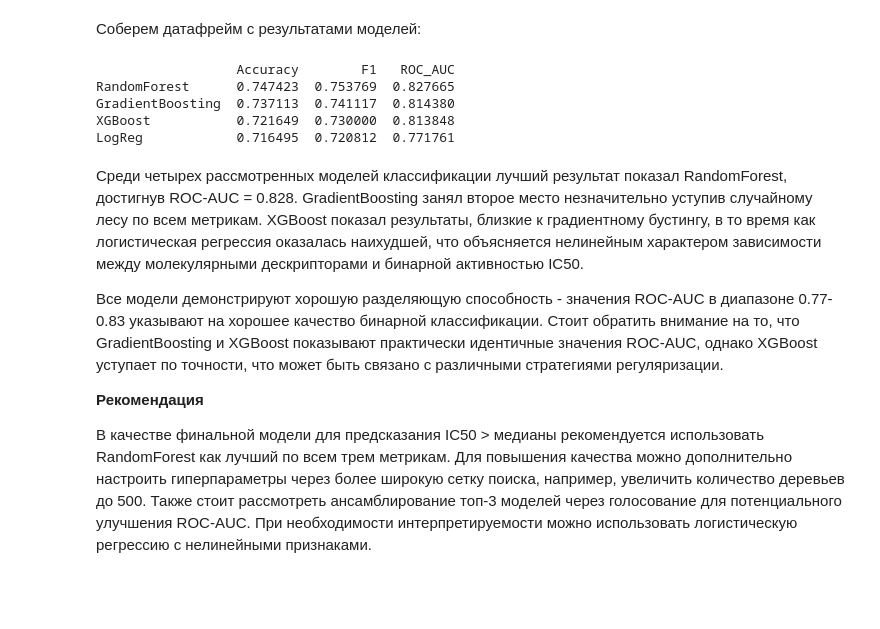
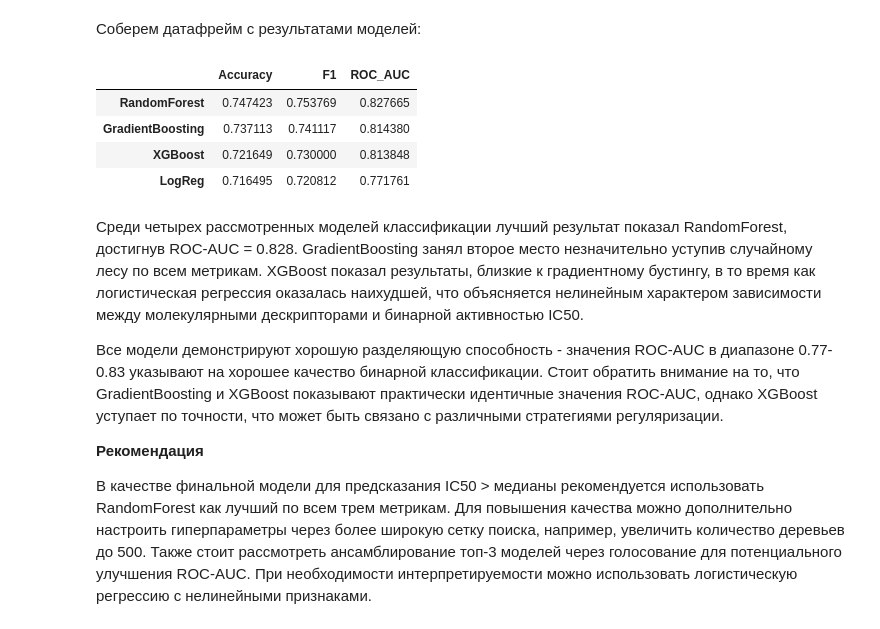
Before and after one commit to skyll3rDCS/drug_effectiveness, a Jupyter notebook: 05_IC50_median_classification.ipynb, the cells around one changed output. Drawn from its saved outputs; the diff is of its cells as text; code cells hidden in the pictures; blank space fills up the shorter version.

```diff
--- a/05_IC50_median_classification.ipynb
+++ b/05_IC50_median_classification.ipynb
@@ -30,7 +30,7 @@ np.random.seed(42)
 # %% [markdown]
 ## Загрузка данных
 # %%
-df = pd.read_csv('clean_data.csv')
+df = pd.read_csv('/data/clean_data.csv')
 df.head()
 # %% [output]
 |  | IC50, mM | CC50, mM | SI | MaxAbsEStateIndex | MaxEStateIndex | MinAbsEStateIndex | MinEStateIndex | ... |
@@ -260,18 +260,18 @@ print(f"Наилучшая метрика ROC-AUC: {grid_xgb.best_score_:.4f}")
 # %%
 results = pd.DataFrame({
     'LogReg': res_log,
     'RandomForest': res_rf,
     'GradientBoosting': res_gb,
     'XGBoost': res_xgb
 }).T
 
-print(results.sort_values('ROC_AUC', ascending=False))
+results.sort_values('ROC_AUC', ascending=False)
 # %% [output]
-                  Accuracy        F1   ROC_AUC
-RandomForest      0.747423  0.753769  0.827665
-GradientBoosting  0.737113  0.741117  0.814380
-XGBoost           0.721649  0.730000  0.813848
-LogReg            0.716495  0.720812  0.771761
+|  | Accuracy | F1 | ROC_AUC |
+| RandomForest | 0.747423 | 0.753769 | 0.827665 |
+| GradientBoosting | 0.737113 | 0.741117 | 0.814380 |
+| XGBoost | 0.721649 | 0.730000 | 0.813848 |
+| LogReg | 0.716495 | 0.720812 | 0.771761 |
 # %% [markdown]
 Среди четырех рассмотренных моделей классификации лучший результат показал RandomForest, достигнув ROC-AUC = 0.828. GradientBoosting занял второе место незначительно уступив случайному лесу по всем метрикам. XGBoost показал результаты, близкие к градиентному бустингу, в то время как логистическая регрессия оказалась наихудшей, что объясняется нелинейным характером зависимости между молекулярными дескрипторами и бинарной активностью IC50.
 
```
Also changed, not shown: 4 other files.
